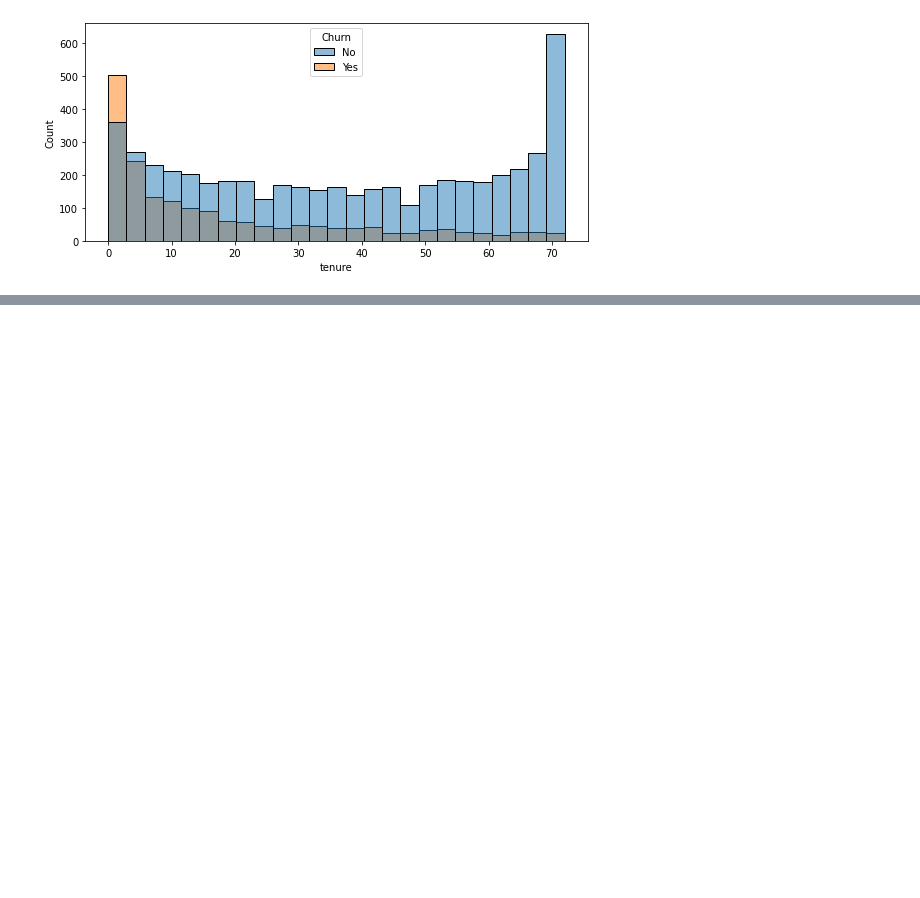
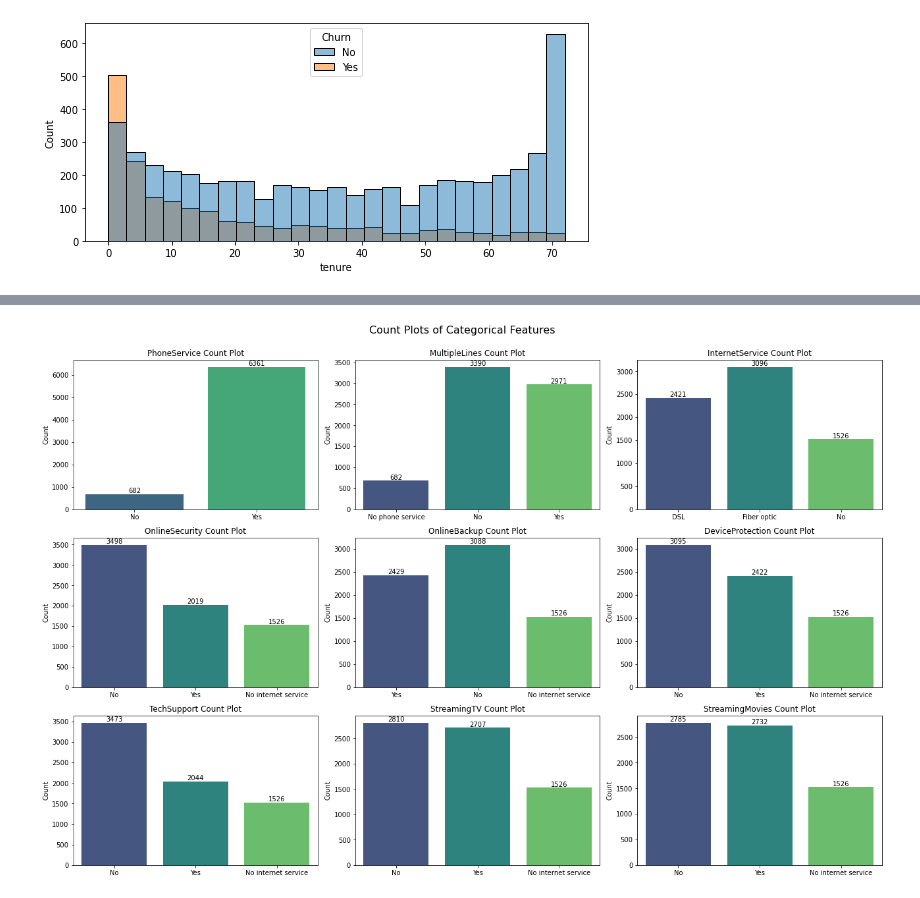
Before and after one commit to Mehta-Kartik/Telecom-Customer-Churn-Analysis, a Jupyter notebook: Main.ipynb, the cells around one changed output, grey strips where cells are left out. Cells and saved outputs as stored; diff of their text form; code cells hidden in the pictures; blank space fills up the shorter version.

```diff
--- a/Main.ipynb
+++ b/Main.ipynb
@@ -240,0 +264,23 @@ plt.show()
+# %%
+columns = ['PhoneService', 'MultipleLines', 'InternetService',
+           'OnlineSecurity', 'OnlineBackup', 'DeviceProtection',
+           'TechSupport', 'StreamingTV', 'StreamingMovies']
+
+fig, axes = plt.subplots(3, 3, figsize=(18, 12))
+fig.suptitle('Count Plots of Categorical Features', fontsize=16)
+
+# Generate count plots for each column
+for ax, col in zip(axes.flatten(), columns):
+    sb.countplot(x=col, data=df, ax=ax, palette='viridis')
+    ax.set_title(f'{col} Count Plot')
+    ax.set_xlabel('')
+    ax.set_ylabel('Count')
+    for container in ax.containers:
+        ax.bar_label(container)
+
+# Adjust layout
+plt.tight_layout()
+plt.subplots_adjust(top=0.92)
+plt.show()
+# %% [output]
+[figure, added]
```
Also changed, not shown: parts of 11 cells of this notebook, 1 other file.
